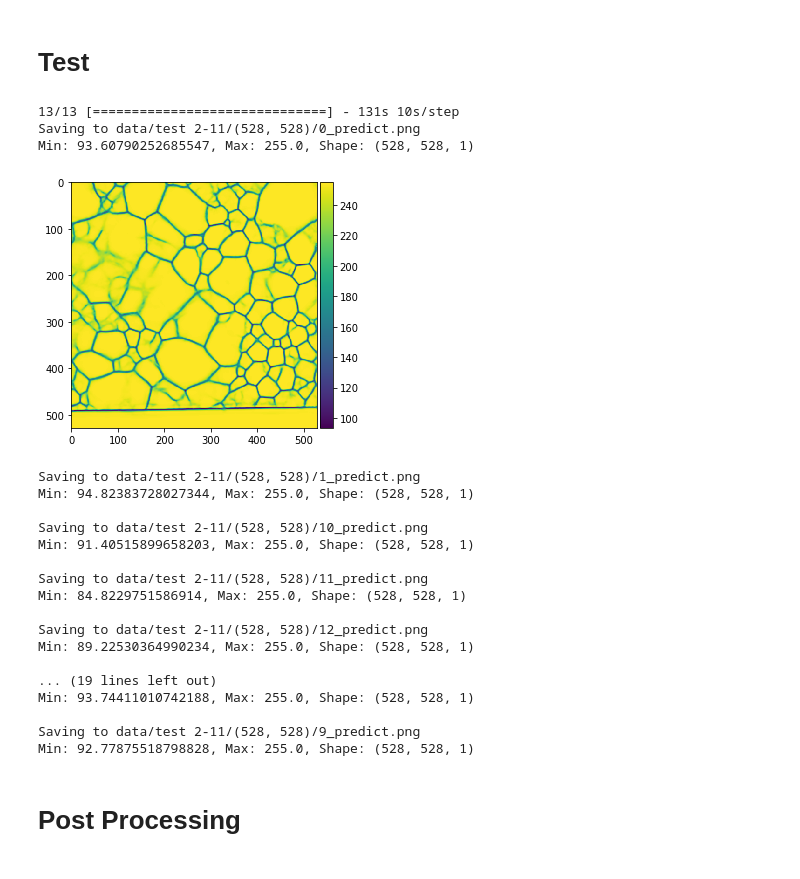
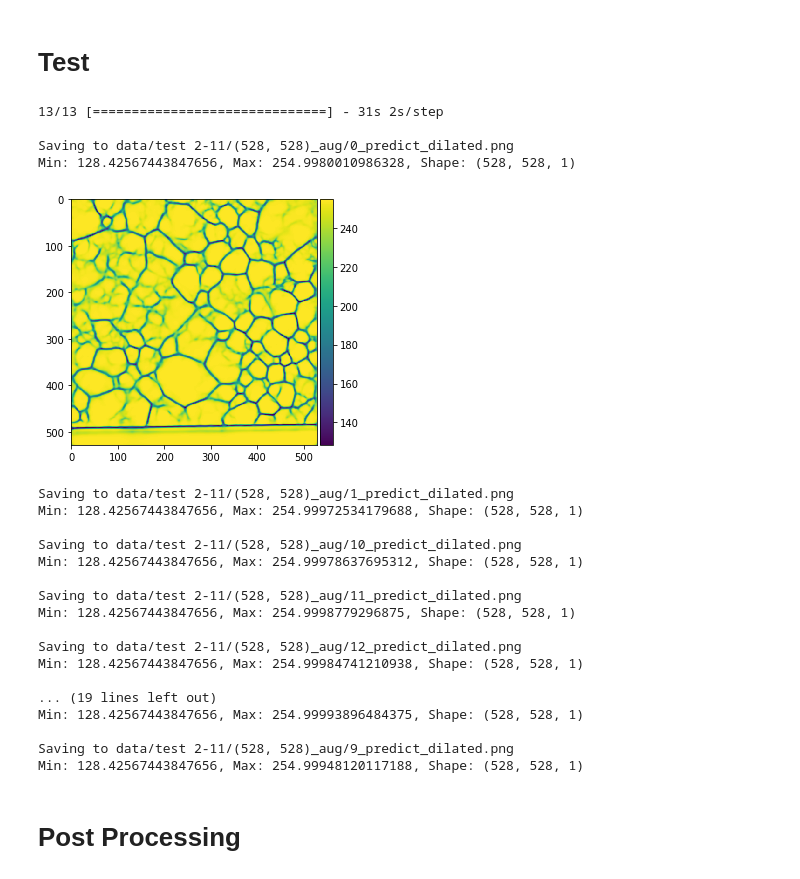
Before and after one commit to xkstein/Grain-U-Net, a Jupyter notebook: main.ipynb, the cells around one changed output. Drawn from its saved outputs; the diff is of its cells as text; code cells hidden in the pictures.

Commit message:
Tried some new tools in unet

```diff
--- a/main.ipynb
+++ b/main.ipynb
@@ -194,6 +240,7 @@ for i in range(64):
 # %% [markdown]
 # Test
 # %%
+from src import unet
 import os
 from skimage import io, transform
 from time import time
@@ -202,8 +249,8 @@ import numpy as np
 test_dir = 'data/test 2-11/'
 target_size = (528,528)
 
-save_dir = f'{test_dir}{target_size}/'
-save_suf = '_predict'
+save_dir = f'{test_dir}{target_size}_aug/'
+save_suf = '_predict_dilated'
 
 
 def test_img_gen(test_paths, target_size=(256,256)):
@@ -212,56 +259,57 @@ def test_img_gen(test_paths, target_size=(256,256)):
         if len(img.shape) > 2:
             img = img[:,:,0]
         if img.shape != target_size:
             img = transform.resize(img, target_size)
 
         img -= img.min()
         img = img.astype('float32') / np.ptp(img)
         img = np.expand_dims(img, 0)
         yield img
 
 test_names = np.array([])
 for fname in np.sort(os.listdir(test_dir)):
     if fname.endswith('.png') and np.char.find(fname, '_') == -1:
         test_names = np.append(test_names, os.path.join(test_dir, fname))
 
 test_set = test_img_gen(test_names, target_size=target_size)
 
-model = unet.unet(input_size=(target_size + (1,)))
-model.load_weights("results/nouveaux256_aug_b5-s53-e66.hdf5")
+model = unet.unet_test(input_size=(target_size + (1,)))
+model.load_weights("results/nouveaux256_dilated_b5-s53-e30.hdf5")
 
 results = 255 * model.predict(test_set, steps=len(test_names), verbose=1)
 
 for ind, result in enumerate(results):
     fname = test_names[ind].split('/')[-1]
     save_path = f'{save_dir}{fname[:-4]}{save_suf}.png'
     print(f"\nSaving to {save_path}")
     print(f"Min: {np.min(result)}, Max: {np.max(result)}, Shape: {result.shape}")
     io.imsave(save_path, result[:,:,0].astype('uint8'))
     if ind == 0:
         io.imshow(result[:, :, 0])
         io.show()
 # %% [output]
-13/13 [==============================] - 131s 10s/step
-Saving to data/test 2-11/(528, 528)/0_predict.png
-Min: 93.60790252685547, Max: 255.0, Shape: (528, 528, 1)
+13/13 [==============================] - 31s 2s/step
+
+Saving to data/test 2-11/(528, 528)_aug/0_predict_dilated.png
+Min: 128.42567443847656, Max: 254.9980010986328, Shape: (528, 528, 1)
-[figure, old version]
+[figure, new version]
-Saving to data/test 2-11/(528, 528)/1_predict.png
-Min: 94.82383728027344, Max: 255.0, Shape: (528, 528, 1)
+Saving to data/test 2-11/(528, 528)_aug/1_predict_dilated.png
+Min: 128.42567443847656, Max: 254.99972534179688, Shape: (528, 528, 1)
 
-Saving to data/test 2-11/(528, 528)/10_predict.png
-Min: 91.40515899658203, Max: 255.0, Shape: (528, 528, 1)
+Saving to data/test 2-11/(528, 528)_aug/10_predict_dilated.png
+Min: 128.42567443847656, Max: 254.99978637695312, Shape: (528, 528, 1)
 
-Saving to data/test 2-11/(528, 528)/11_predict.png
-Min: 84.8229751586914, Max: 255.0, Shape: (528, 528, 1)
+Saving to data/test 2-11/(528, 528)_aug/11_predict_dilated.png
+Min: 128.42567443847656, Max: 254.9998779296875, Shape: (528, 528, 1)
 
-Saving to data/test 2-11/(528, 528)/12_predict.png
-Min: 89.22530364990234, Max: 255.0, Shape: (528, 528, 1)
+Saving to data/test 2-11/(528, 528)_aug/12_predict_dilated.png
+Min: 128.42567443847656, Max: 254.99984741210938, Shape: (528, 528, 1)
 
 ... (19 lines left out)
-Min: 93.74411010742188, Max: 255.0, Shape: (528, 528, 1)
+Min: 128.42567443847656, Max: 254.99993896484375, Shape: (528, 528, 1)
 
-Saving to data/test 2-11/(528, 528)/9_predict.png
-Min: 92.77875518798828, Max: 255.0, Shape: (528, 528, 1)
+Saving to data/test 2-11/(528, 528)_aug/9_predict_dilated.png
+Min: 128.42567443847656, Max: 254.99948120117188, Shape: (528, 528, 1)
 # %% [markdown]
 # Post Processing
 # %% [markdown]
```
Also changed, not shown: parts of 4 cells of this notebook, 1 other file.
